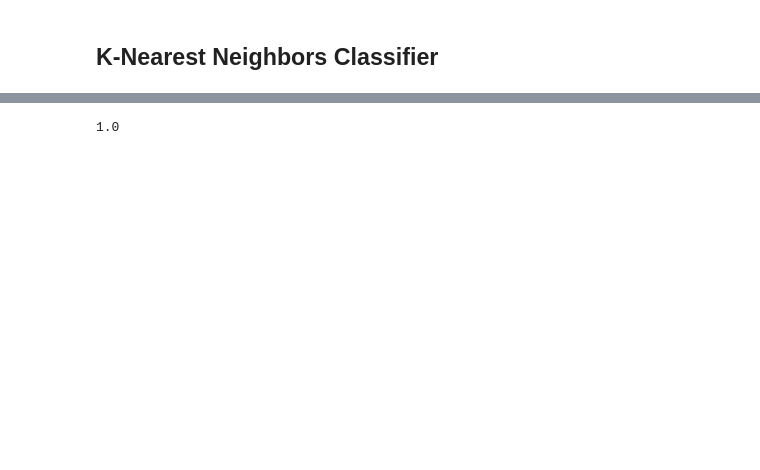
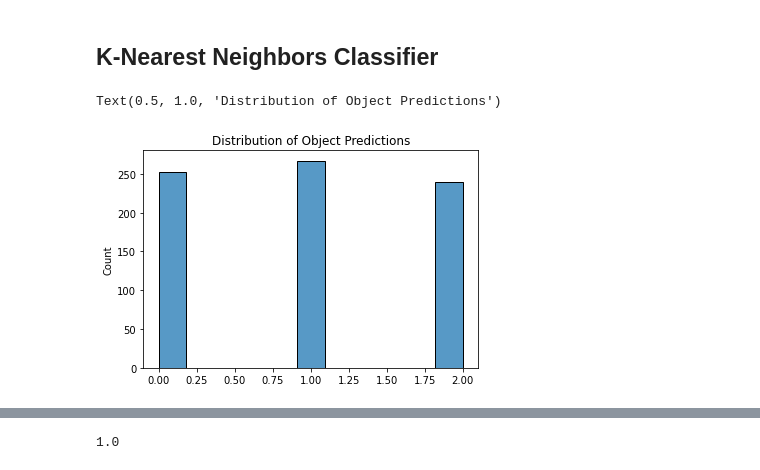
Before and after one commit to emilylondon/K12OutreachHapticGlove, a Jupyter notebook: objectClassification.ipynb, the cells around one changed output, grey strips where cells are left out. Saved outputs shown, nothing was run; the diff lists cells and outputs as text; code cells hidden in the pictures; blank space fills up the shorter version.

```diff
--- a/objectClassification.ipynb
+++ b/objectClassification.ipynb
@@ -101,5 +141,11 @@ weighted avg       0.94      0.93      0.93        14
 # %% [markdown]
 ## K-Nearest Neighbors Classifier
+# %%
+ax=sns.histplot(predictions)
+ax.set_title("Distribution of Object Predictions")
+# %% [output]
+Text(0.5, 1.0, 'Distribution of Object Predictions')
+[figure, added]
 # %%
 knn = KNeighborsClassifier(n_neighbors=3)
 
```
Also changed, not shown: parts of 17 cells of this notebook, 1 other file.
